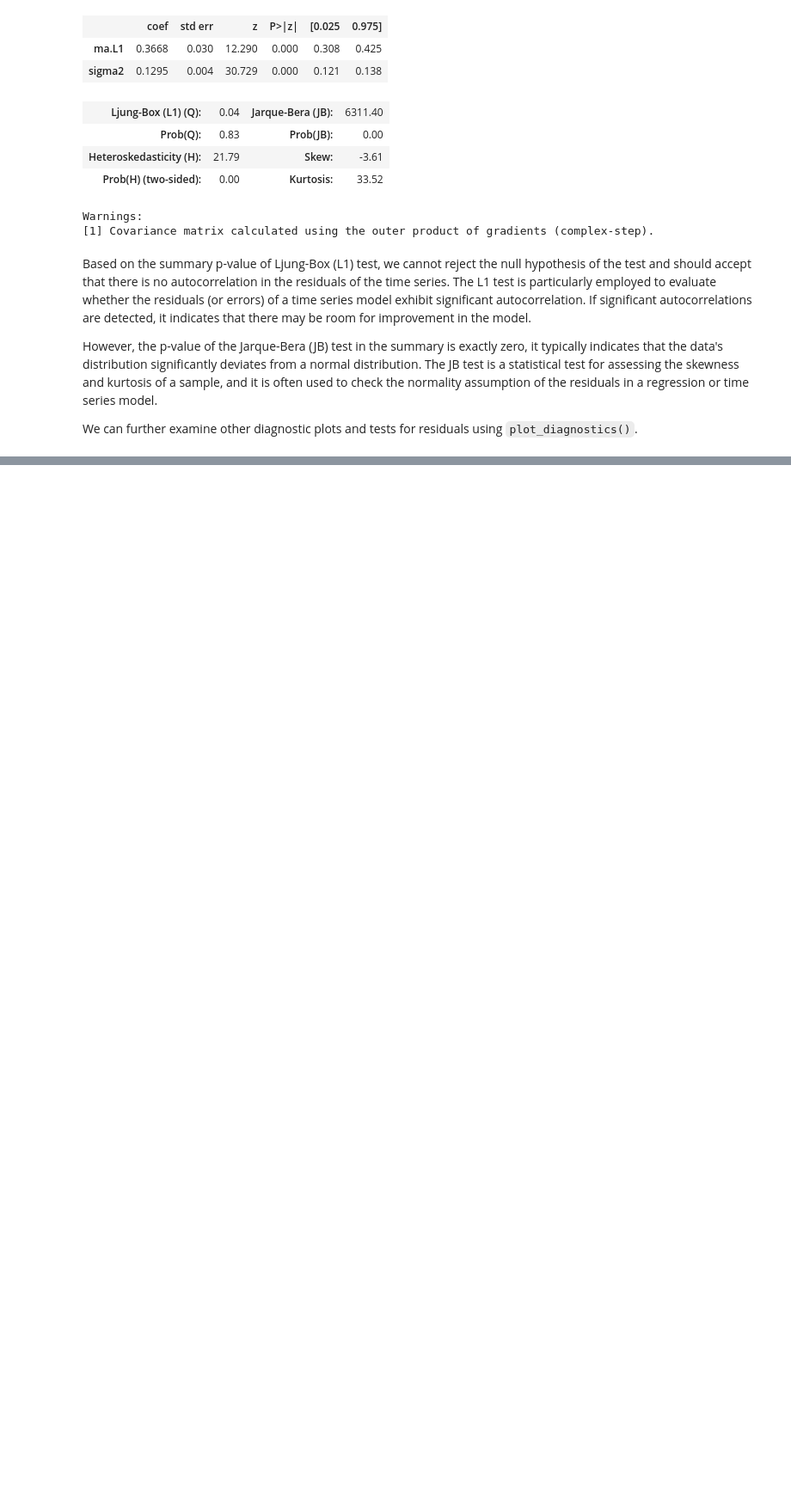
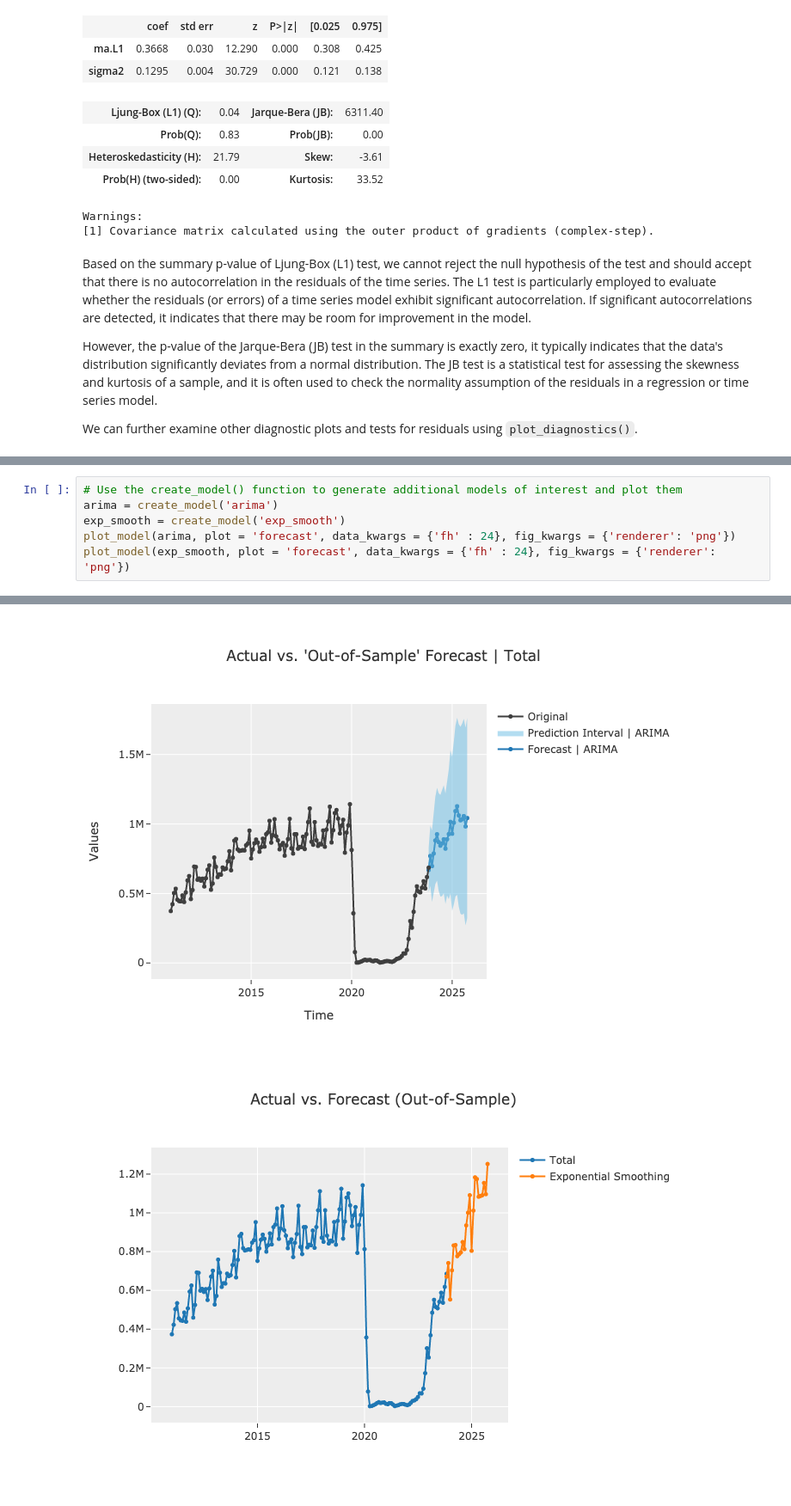
Before and after one commit to sonic64/Time-series-forecasting-using-ARIMA-and-PyCaret, a Jupyter notebook: Notebooks/27.1.1_Capstone 3_Pre-processing Work & Modeling.ipynb, the cells around one changed output, grey strips where cells are left out. Shown at 86% size. Drawn from its saved outputs; the diff is of its cells as text; blank space fills up the shorter version.

```diff
--- a/Notebooks/27.1.1_Capstone 3_Pre-processing Work & Modeling.ipynb
+++ b/Notebooks/27.1.1_Capstone 3_Pre-processing Work & Modeling.ipynb
@@ -430,0 +492,7 @@ plt.show()
+# %%
+# Use the create_model() function to generate additional models of interest and plot them
+arima = create_model('arima')
+exp_smooth = create_model('exp_smooth')
+plot_model(arima, plot = 'forecast', data_kwargs = {'fh' : 24}, fig_kwargs = {'renderer': 'png'})
+plot_model(exp_smooth, plot = 'forecast', data_kwargs = {'fh' : 24}, fig_kwargs = {'renderer': 'png'})
+# %% [output]
@@ -430,0 +519,2 @@ plt.show()
+[figure, added]
+[figure, added]
```
Also changed, not shown: parts of 31 cells of this notebook, 2 other files.
